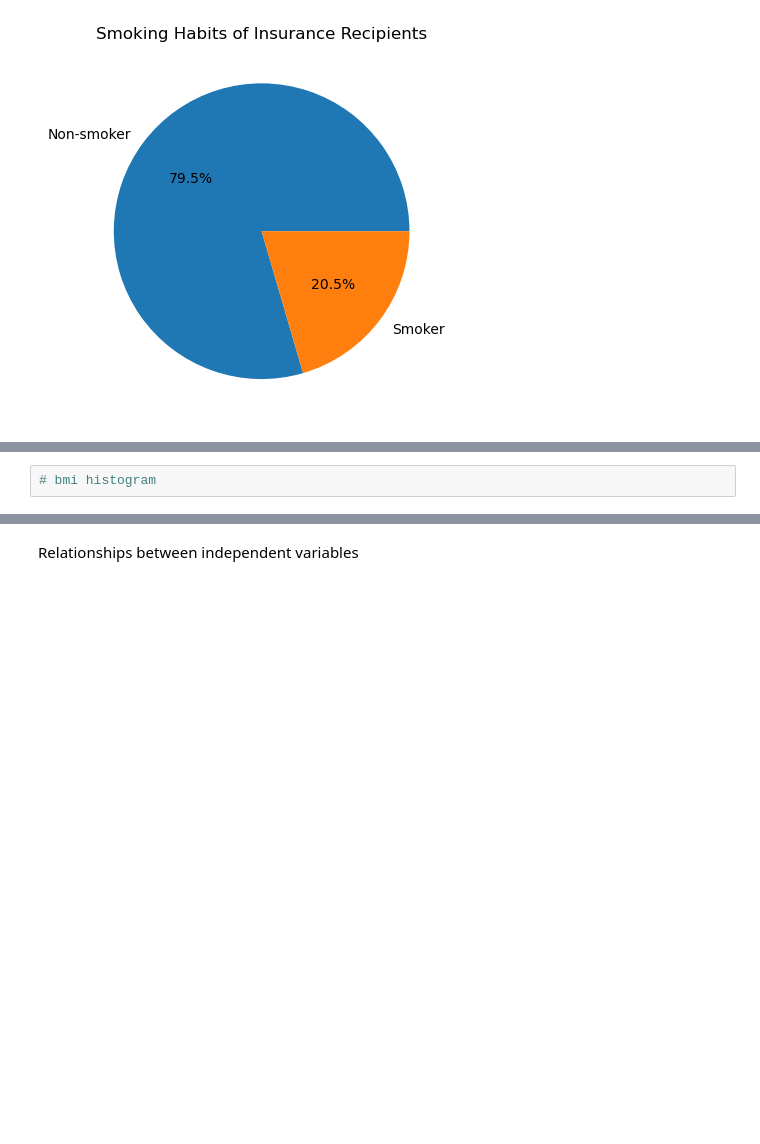
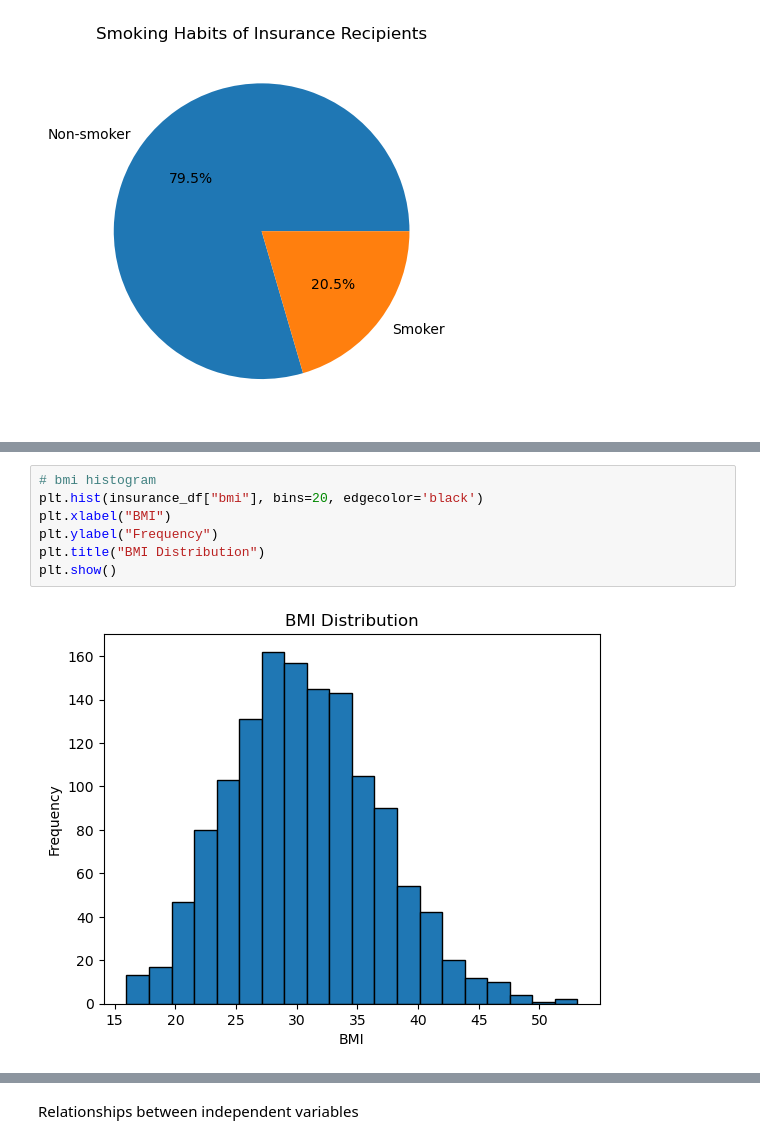
Before and after one commit to carolinefoshee/project-1, a Jupyter notebook: project1.ipynb, the cells around one changed output, grey strips where cells are left out. Saved outputs shown, nothing was run; the diff lists cells and outputs as text; blank space fills up the shorter version.

```diff
--- a/project1.ipynb
+++ b/project1.ipynb
@@ -104,3 +157,10 @@ plt.show()
 # %%
 # bmi histogram
+plt.hist(insurance_df["bmi"], bins=20, edgecolor='black')
+plt.xlabel("BMI")
+plt.ylabel("Frequency")
+plt.title("BMI Distribution")
+plt.show()
+# %% [output]
+[figure, added]
 # %%
```
Also changed, not shown: parts of 13 cells of this notebook.
